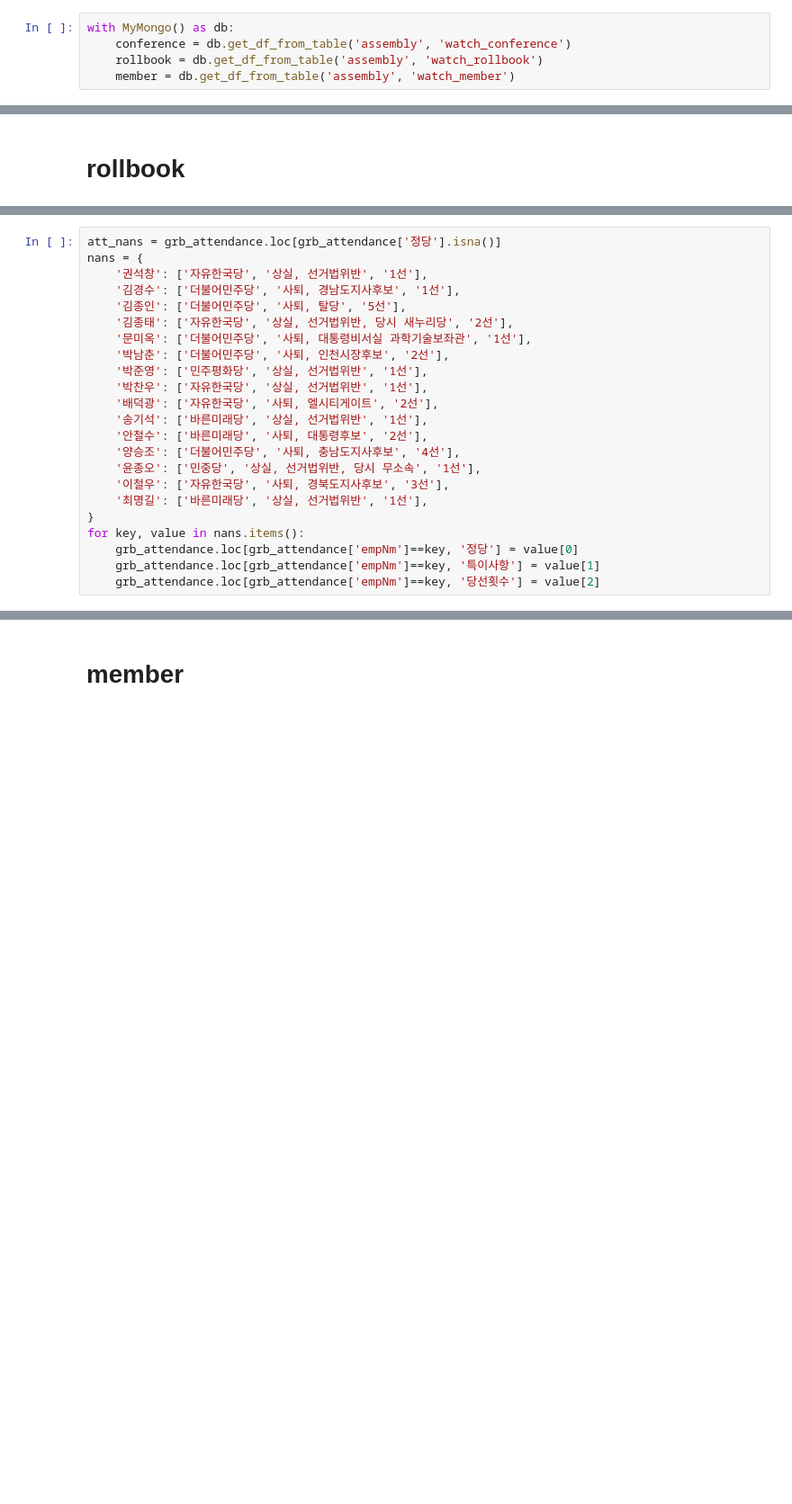
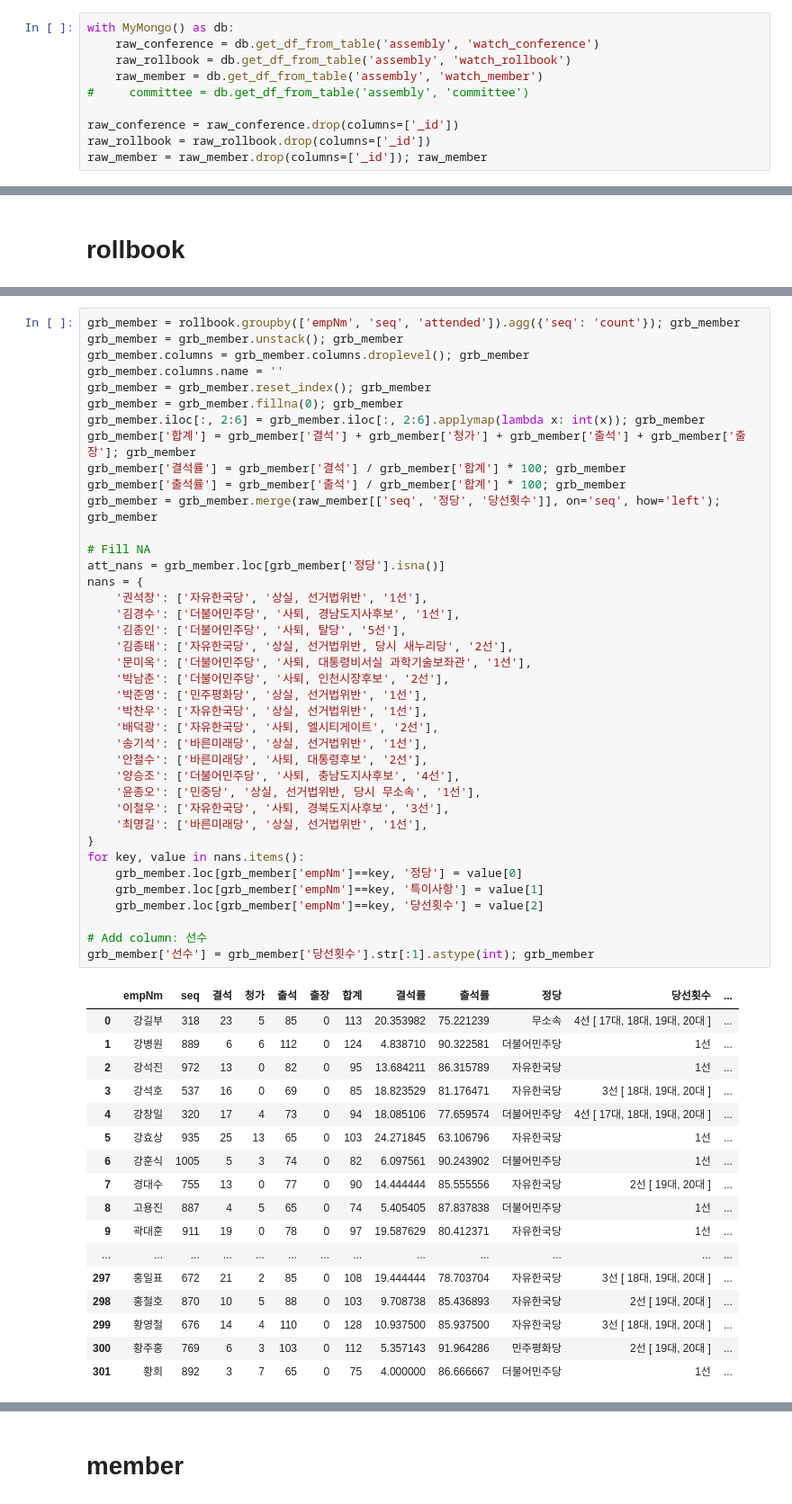
Before and after one commit to danbi2990/assembly, a Jupyter notebook: ipynb/conference.ipynb, the cells around one changed output, grey strips where cells are left out. Shown at 90% size. Cells and saved outputs as stored; diff of their text form; blank space fills up the shorter version.

```diff
--- a/ipynb/conference.ipynb
+++ b/ipynb/conference.ipynb
@@ -13,9 +26,14 @@ from util.util import save_df_to_tsv
 # Mongo Connection
 # %%
 with MyMongo() as db:
-    conference = db.get_df_from_table('assembly', 'watch_conference')
-    rollbook = db.get_df_from_table('assembly', 'watch_rollbook')
-    member = db.get_df_from_table('assembly', 'watch_member')
+    raw_conference = db.get_df_from_table('assembly', 'watch_conference')
+    raw_rollbook = db.get_df_from_table('assembly', 'watch_rollbook')
+    raw_member = db.get_df_from_table('assembly', 'watch_member')
+#     committee = db.get_df_from_table('assembly', 'committee')
+
+raw_conference = raw_conference.drop(columns=['_id'])
+raw_rollbook = raw_rollbook.drop(columns=['_id'])
+raw_member = raw_member.drop(columns=['_id']); raw_member
 # %% [output]
 <--Mongo Connected.
 Mongo Connection Closed.-->
@@ -109,24 +274,57 @@ grb_attendance = grb_attendance.merge(member[['seq', '정당', '당선횟수']],
 # %%
-att_nans = grb_attendance.loc[grb_attendance['정당'].isna()]
+grb_member = rollbook.groupby(['empNm', 'seq', 'attended']).agg({'seq': 'count'}); grb_member
+grb_member = grb_member.unstack(); grb_member
+grb_member.columns = grb_member.columns.droplevel(); grb_member
+grb_member.columns.name = ''
+grb_member = grb_member.reset_index(); grb_member
+grb_member = grb_member.fillna(0); grb_member
+grb_member.iloc[:, 2:6] = grb_member.iloc[:, 2:6].applymap(lambda x: int(x)); grb_member
+grb_member['합계'] = grb_member['결석'] + grb_member['청가'] + grb_member['출석'] + grb_member['출장']; grb_member
+grb_member['결석률'] = grb_member['결석'] / grb_member['합계'] * 100; grb_member
+grb_member['출석률'] = grb_member['출석'] / grb_member['합계'] * 100; grb_member
+grb_member = grb_member.merge(raw_member[['seq', '정당', '당선횟수']], on='seq', how='left'); grb_member
+
+# Fill NA
+att_nans = grb_member.loc[grb_member['정당'].isna()]
 nans = {
     '권석창': ['자유한국당', '상실, 선거법위반', '1선'],
     '김경수': ['더불어민주당', '사퇴, 경남도지사후보', '1선'],
     '김종인': ['더불어민주당', '사퇴, 탈당', '5선'],
     '김종태': ['자유한국당', '상실, 선거법위반, 당시 새누리당', '2선'],
     '문미옥': ['더불어민주당', '사퇴, 대통령비서실 과학기술보좌관', '1선'],
     '박남춘': ['더불어민주당', '사퇴, 인천시장후보', '2선'],
     '박준영': ['민주평화당', '상실, 선거법위반', '1선'],
     '박찬우': ['자유한국당', '상실, 선거법위반', '1선'],
     '배덕광': ['자유한국당', '사퇴, 엘시티게이트', '2선'],
     '송기석': ['바른미래당', '상실, 선거법위반', '1선'],
     '안철수': ['바른미래당', '사퇴, 대통령후보', '2선'],
     '양승조': ['더불어민주당', '사퇴, 충남도지사후보', '4선'],
     '윤종오': ['민중당', '상실, 선거법위반, 당시 무소속', '1선'],
     '이철우': ['자유한국당', '사퇴, 경북도지사후보', '3선'],
     '최명길': ['바른미래당', '상실, 선거법위반', '1선'],
 }
 for key, value in nans.items():
-    grb_attendance.loc[grb_attendance['empNm']==key, '정당'] = value[0]
-    grb_attendance.loc[grb_attendance['empNm']==key, '특이사항'] = value[1]
-    grb_attendance.loc[grb_attendance['empNm']==key, '당선횟수'] = value[2]
+    grb_member.loc[grb_member['empNm']==key, '정당'] = value[0]
+    grb_member.loc[grb_member['empNm']==key, '특이사항'] = value[1]
+    grb_member.loc[grb_member['empNm']==key, '당선횟수'] = value[2]
+
+# Add column: 선수
+grb_member['선수'] = grb_member['당선횟수'].str[:1].astype(int); grb_member
 # %% [output]
+|  | empNm | seq | 결석 | 청가 | 출석 | 출장 | 합계 | 결석률 | 출석률 | 정당 | 당선횟수 | ... |
+| 0 | 강길부 | 318 | 23 | 5 | 85 | 0 | 113 | 20.353982 | 75.221239 | 무소속 | 4선 [ 17대, 18대, 19대, 20대 ] | ... |
+| 1 | 강병원 | 889 | 6 | 6 | 112 | 0 | 124 | 4.838710 | 90.322581 | 더불어민주당 | 1선 | ... |
+| 2 | 강석진 | 972 | 13 | 0 | 82 | 0 | 95 | 13.684211 | 86.315789 | 자유한국당 | 1선 | ... |
+| 3 | 강석호 | 537 | 16 | 0 | 69 | 0 | 85 | 18.823529 | 81.176471 | 자유한국당 | 3선 [ 18대, 19대, 20대 ] | ... |
+| 4 | 강창일 | 320 | 17 | 4 | 73 | 0 | 94 | 18.085106 | 77.659574 | 더불어민주당 | 4선 [ 17대, 18대, 19대, 20대 ] | ... |
+| 5 | 강효상 | 935 | 25 | 13 | 65 | 0 | 103 | 24.271845 | 63.106796 | 자유한국당 | 1선 | ... |
+| 6 | 강훈식 | 1005 | 5 | 3 | 74 | 0 | 82 | 6.097561 | 90.243902 | 더불어민주당 | 1선 | ... |
+| 7 | 경대수 | 755 | 13 | 0 | 77 | 0 | 90 | 14.444444 | 85.555556 | 자유한국당 | 2선 [ 19대, 20대 ] | ... |
+| 8 | 고용진 | 887 | 4 | 5 | 65 | 0 | 74 | 5.405405 | 87.837838 | 더불어민주당 | 1선 | ... |
+| 9 | 곽대훈 | 911 | 19 | 0 | 78 | 0 | 97 | 19.587629 | 80.412371 | 자유한국당 | 1선 | ... |
+| ... | ... | ... | ... | ... | ... | ... | ... | ... | ... | ... | ... | ... |
+| 297 | 홍일표 | 672 | 21 | 2 | 85 | 0 | 108 | 19.444444 | 78.703704 | 자유한국당 | 3선 [ 18대, 19대, 20대 ] | ... |
+| 298 | 홍철호 | 870 | 10 | 5 | 88 | 0 | 103 | 9.708738 | 85.436893 | 자유한국당 | 2선 [ 19대, 20대 ] | ... |
+| 299 | 황영철 | 676 | 14 | 4 | 110 | 0 | 128 | 10.937500 | 85.937500 | 자유한국당 | 3선 [ 18대, 19대, 20대 ] | ... |
+| 300 | 황주홍 | 769 | 6 | 3 | 103 | 0 | 112 | 5.357143 | 91.964286 | 민주평화당 | 2선 [ 19대, 20대 ] | ... |
+| 301 | 황희 | 892 | 3 | 7 | 65 | 0 | 75 | 4.000000 | 86.666667 | 더불어민주당 | 1선 | ... |
```
Also changed, not shown: parts of 96 cells of this notebook, 3 other files.
